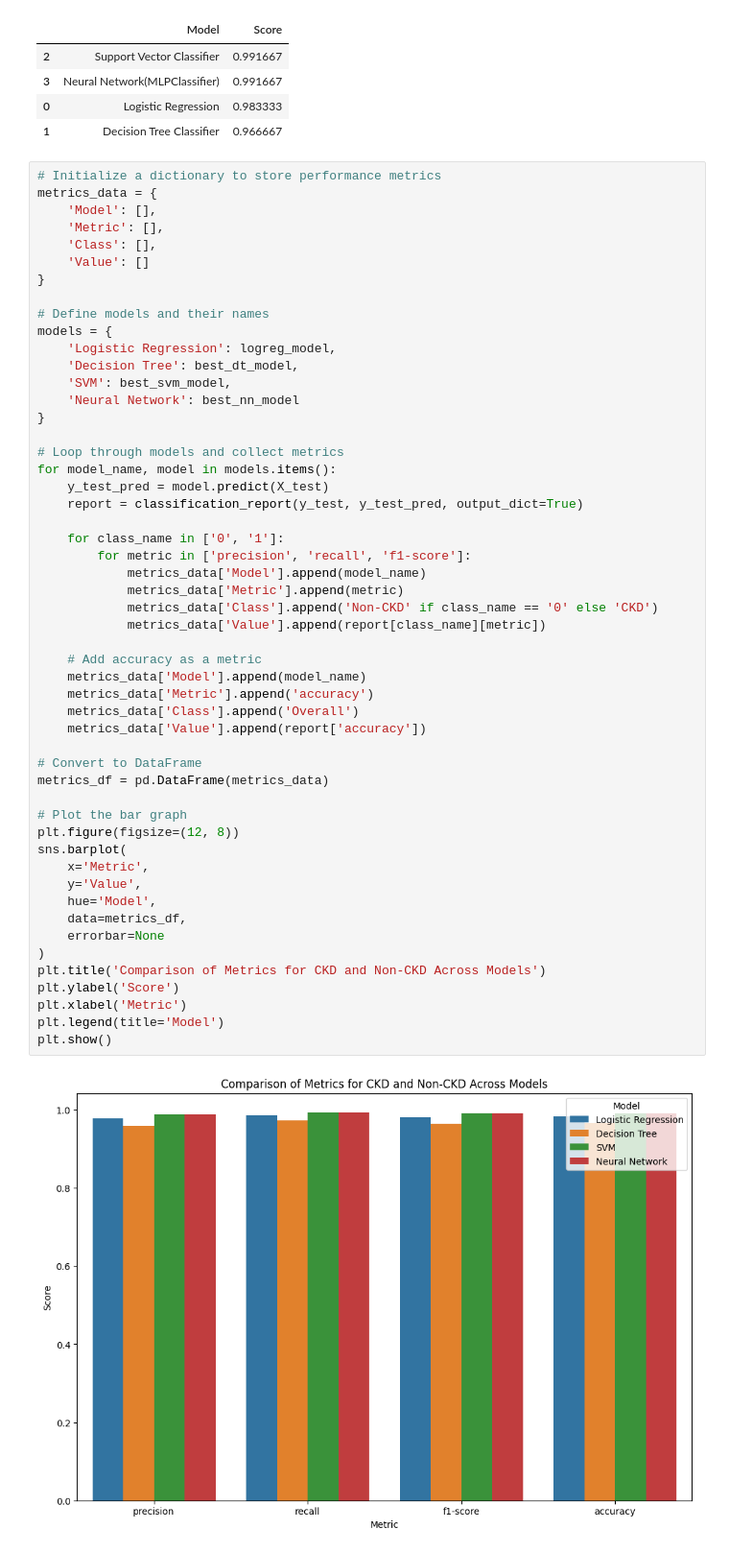
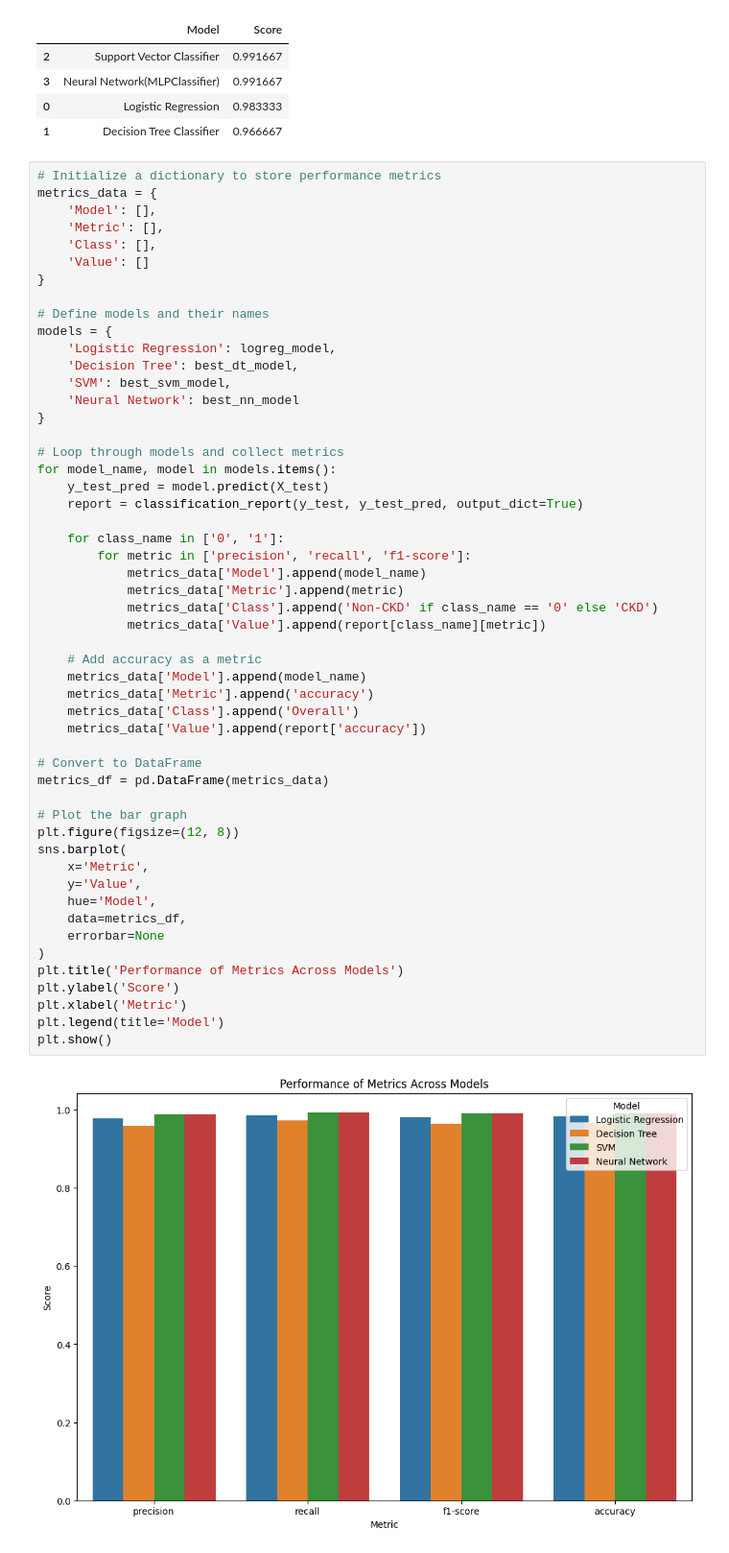
Before and after one commit to Kottancheril/Chronic_kidney_disease_prediction, a Jupyter notebook: chronic_kidney_disease.ipynb, the cells around one changed output. Shown at 96% size. Saved outputs shown, nothing was run; the diff lists cells and outputs as text.

```diff
--- a/chronic_kidney_disease.ipynb
+++ b/chronic_kidney_disease.ipynb
@@ -1093,32 +1097,32 @@ for model_name, model in models.items():
     for class_name in ['0', '1']:
         for metric in ['precision', 'recall', 'f1-score']:
             metrics_data['Model'].append(model_name)
             metrics_data['Metric'].append(metric)
             metrics_data['Class'].append('Non-CKD' if class_name == '0' else 'CKD')
             metrics_data['Value'].append(report[class_name][metric])
 
     # Add accuracy as a metric
     metrics_data['Model'].append(model_name)
     metrics_data['Metric'].append('accuracy')
     metrics_data['Class'].append('Overall')
     metrics_data['Value'].append(report['accuracy'])
 
 # Convert to DataFrame
 metrics_df = pd.DataFrame(metrics_data)
 
 # Plot the bar graph
 plt.figure(figsize=(12, 8))
 sns.barplot(
     x='Metric',
     y='Value',
     hue='Model',
     data=metrics_df,
     errorbar=None
 )
-plt.title('Comparison of Metrics for CKD and Non-CKD Across Models')
+plt.title('Performance of Metrics Across Models')
 plt.ylabel('Score')
 plt.xlabel('Metric')
 plt.legend(title='Model')
 plt.show()
 # %% [output]
-[figure, old version]
+[figure, new version]
```
Also changed, not shown: parts of 1 cell of this notebook.
